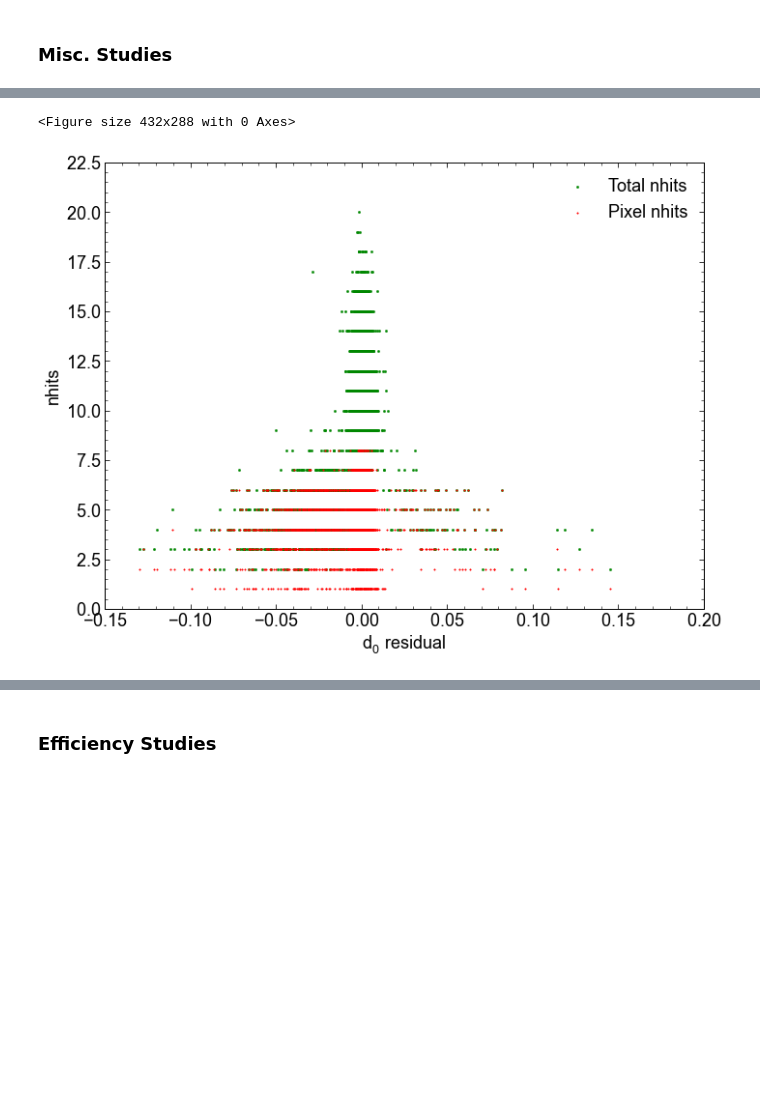
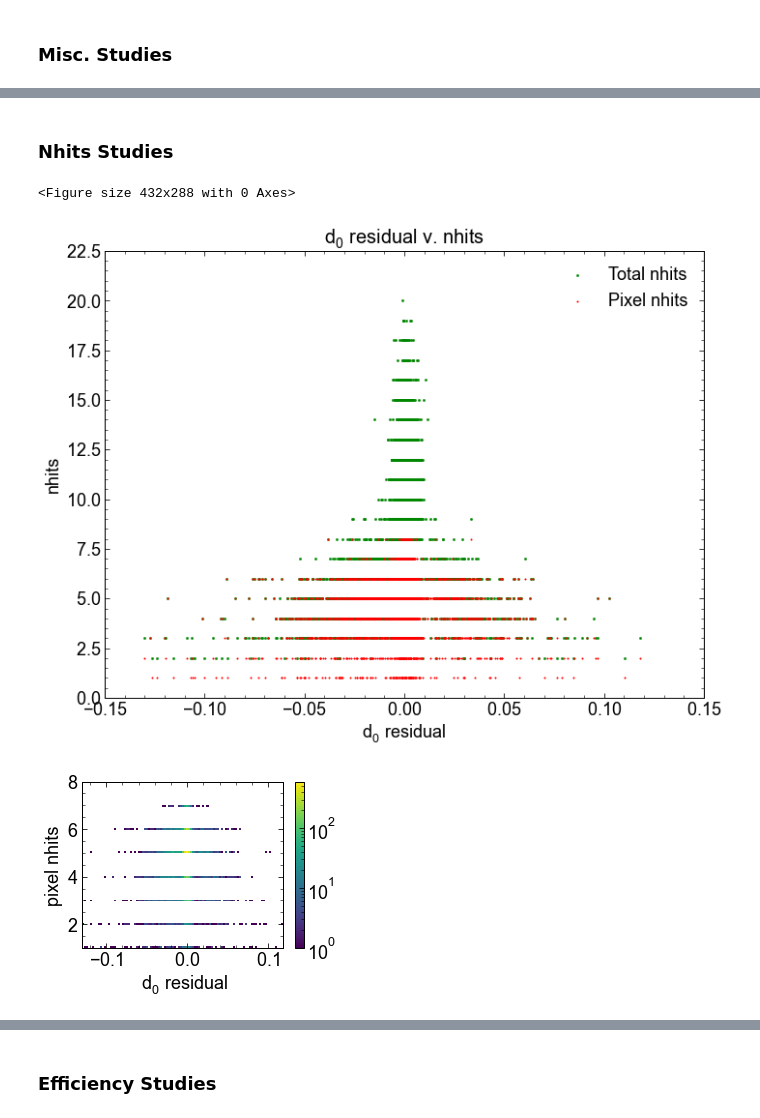
Before and after one commit to kdp-lab/maia_detector_paper, a Jupyter notebook: json_analysis.ipynb, the cells around one changed output, grey strips where cells are left out. Saved outputs shown, nothing was run; the diff lists cells and outputs as text; code cells hidden in the pictures; blank space fills up the shorter version.

```diff
--- a/json_analysis.ipynb
+++ b/json_analysis.ipynb
@@ -12,8 +12,13 @@ ampl.use_atlas_style()
 #from codes.plotting import plot_prettier
 #plot_prettier()
 # %%
+bib_0_50 = ak.from_json(pathlib.Path(r"C:\Users\leoro\OneDrive\Muon_Collider\Psets\mucol_plotting_scripts-main\macros\local_scripts\v0_BIB_0_50.json"))
+bib_50_250 = ak.from_json(pathlib.Path(r"C:\Users\leoro\OneDrive\Muon_Collider\Psets\mucol_plotting_scripts-main\macros\local_scripts\v0_BIB_50_250.json"))
+bib_250_1000 = ak.from_json(pathlib.Path(r"C:\Users\leoro\OneDrive\Muon_Collider\Psets\mucol_plotting_scripts-main\macros\local_scripts\v0_BIB_250_1000.json"))
 pt_0_50 = ak.from_json(pathlib.Path(r"C:\Users\leoro\OneDrive\Muon_Collider\Psets\mucol_plotting_scripts-main\macros\local_scripts\v0_noBIB_0-50.json"))
 pt_50_250 = ak.from_json(pathlib.Path(r"C:\Users\leoro\OneDrive\Muon_Collider\Psets\mucol_plotting_scripts-main\macros\local_scripts\v0_noBIB_50-250.json"))
+pt_250_1000_dr = ak.from_json(pathlib.Path(r"C:\Users\leoro\OneDrive\Muon_Collider\Psets\mucol_plotting_scripts-main\macros\local_scripts\v0_noBIB_250-1000_dr_0.1.json"))
 pt_250_1000 = ak.from_json(pathlib.Path(r"C:\Users\leoro\OneDrive\Muon_Collider\Psets\mucol_plotting_scripts-main\macros\local_scripts\v0_noBIB_250-1000.json"))
+merged = ak.from_json(pathlib.Path(r"C:\Users\leoro\OneDrive\Muon_Collider\Psets\mucol_plotting_scripts-main\macros\local_scripts\v0_noBIB_merged.json"))
 legacy = ak.from_json(pathlib.Path(r"C:\Users\leoro\OneDrive\Muon_Collider\Psets\mucol_plotting_scripts-main\macros\local_scripts\makeMuonPlots.json"))
 # %%
@@ -811,18 +889,23 @@ plt.show()
+# %% [markdown]
+### Nhits Studies
 # %%
 plt.figure(figsize=(6,4))
 plt.subplots(1,1)
-plt.scatter(pt_50_250['d0_res'], pt_50_250['nhits'],label = 'Total nhits', s=5)
-plt.scatter(pt_50_250['d0_res'], pt_50_250['pixel_nhits'],label = 'Pixel nhits', c = 'red', s=2)
+plt.scatter(pt_250_1000['d0_res_match'], pt_250_1000['nhits'],label = 'Total nhits', s=5)
+plt.scatter(pt_250_1000['d0_res_match'], pt_250_1000['pixel_nhits'],label = 'Pixel nhits', c = 'red', s=2)
 #plt.xlim(50,250)
 #plt.ylim(50,250)
-#plt.title("Track $p_T$ vs Truth $p_T$")
 plt.xlabel("$d_0$ residual")
 plt.ylabel("nhits")
+plt.title("$d_0$ residual v. nhits")
 plt.legend()
 plt.show()
+
+plot2DHistogram(pt_250_1000['d0_res_match'], pt_250_1000['pixel_nhits'], bins=(100,100), label=r"; $d_0$ residual;pixel nhits")
 # %% [output]
 <Figure size 432x288 with 0 Axes>
-[figure, old version]
+[figure, new version]
+[figure, added]
 # %%
 plt.figure(figsize=(6,4))
 plt.subplots(1,1)
```
Also changed, not shown: parts of 36 cells of this notebook.
